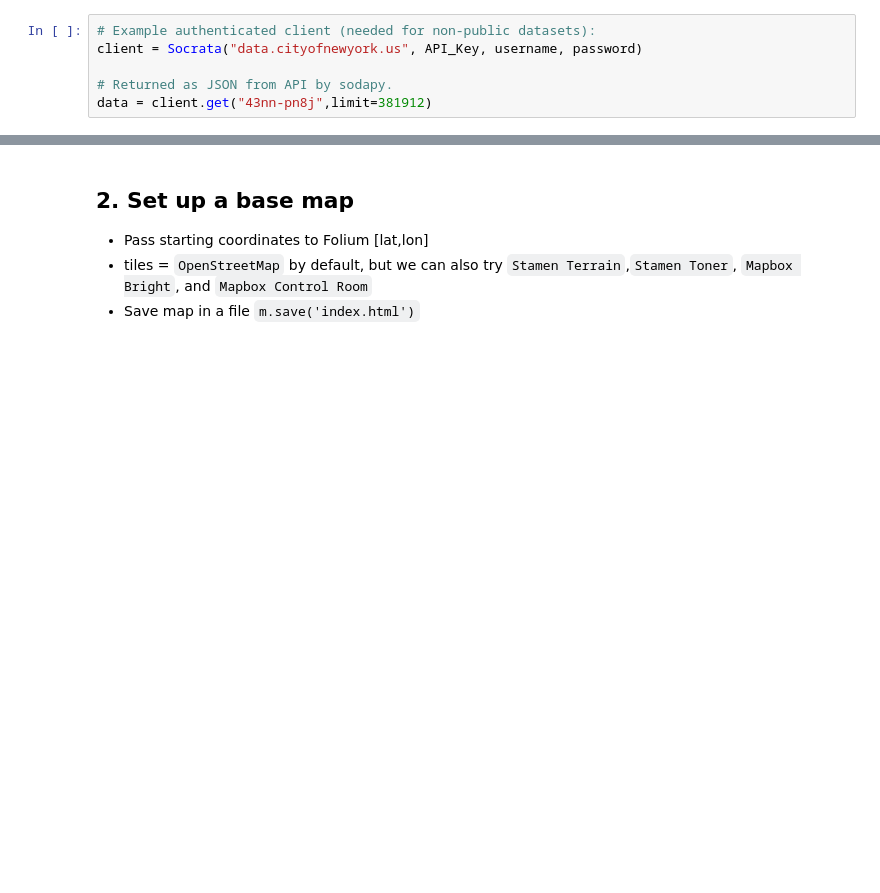
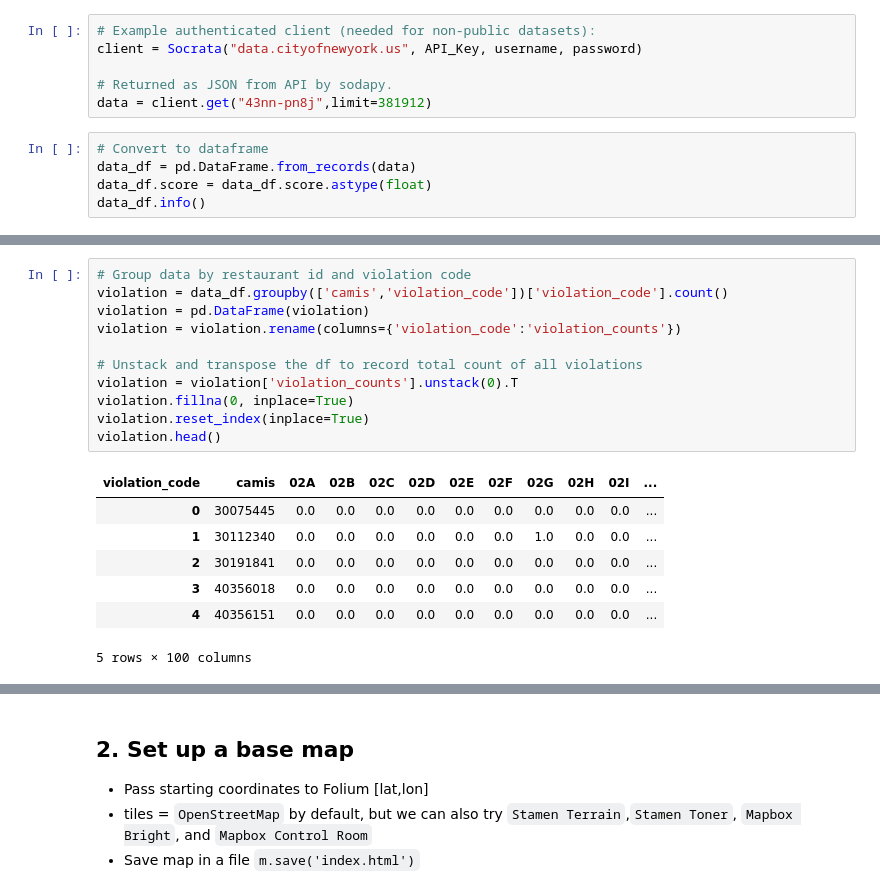
Before and after one commit to vknguyen1902/nyc-restaurants-inspections, a Jupyter notebook: geojson-folium.ipynb, the cells around one changed output, grey strips where cells are left out. Drawn from its saved outputs; the diff is of its cells as text; blank space fills up the shorter version.

```diff
--- a/geojson-folium.ipynb
+++ b/geojson-folium.ipynb
@@ -22,3 +23,8 @@ client = Socrata("data.cityofnewyork.us", API_Key, username, password)
 
 # Returned as JSON from API by sodapy.
 data = client.get("43nn-pn8j",limit=381912)
+# %%
+# Convert to dataframe
+data_df = pd.DataFrame.from_records(data)
+data_df.score = data_df.score.astype(float)
+data_df.info()
@@ -24,0 +49,19 @@ data = client.get("43nn-pn8j",limit=381912)
+# %%
+# Group data by restaurant id and violation code
+violation = data_df.groupby(['camis','violation_code'])['violation_code'].count()
+violation = pd.DataFrame(violation)
+violation = violation.rename(columns={'violation_code':'violation_counts'})
+
+# Unstack and transpose the df to record total count of all violations
+violation = violation['violation_counts'].unstack(0).T
+violation.fillna(0, inplace=True)
+violation.reset_index(inplace=True)
+violation.head()
+# %% [output]
+| violation_code | camis | 02A | 02B | 02C | 02D | 02E | 02F | 02G | 02H | 02I | ... |
+| 0 | 30075445 | 0.0 | 0.0 | 0.0 | 0.0 | 0.0 | 0.0 | 0.0 | 0.0 | 0.0 | ... |
+| 1 | 30112340 | 0.0 | 0.0 | 0.0 | 0.0 | 0.0 | 0.0 | 1.0 | 0.0 | 0.0 | ... |
+| 2 | 30191841 | 0.0 | 0.0 | 0.0 | 0.0 | 0.0 | 0.0 | 0.0 | 0.0 | 0.0 | ... |
+| 3 | 40356018 | 0.0 | 0.0 | 0.0 | 0.0 | 0.0 | 0.0 | 0.0 | 0.0 | 0.0 | ... |
+| 4 | 40356151 | 0.0 | 0.0 | 0.0 | 0.0 | 0.0 | 0.0 | 0.0 | 0.0 | 0.0 | ... |
+5 rows × 100 columns
```
Also changed, not shown: parts of 24 cells of this notebook, 1 other file.
